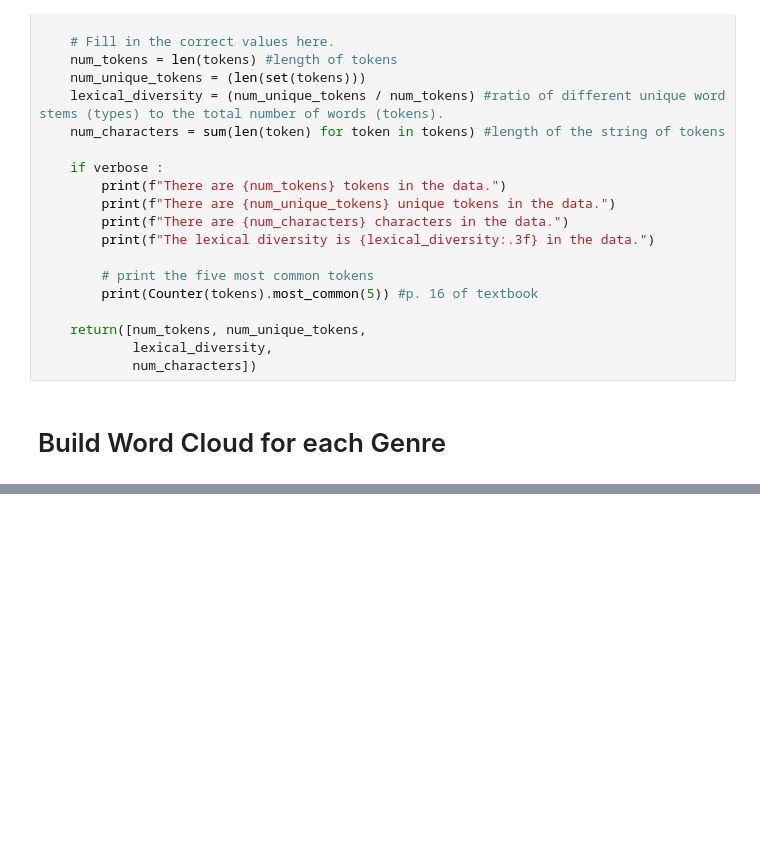
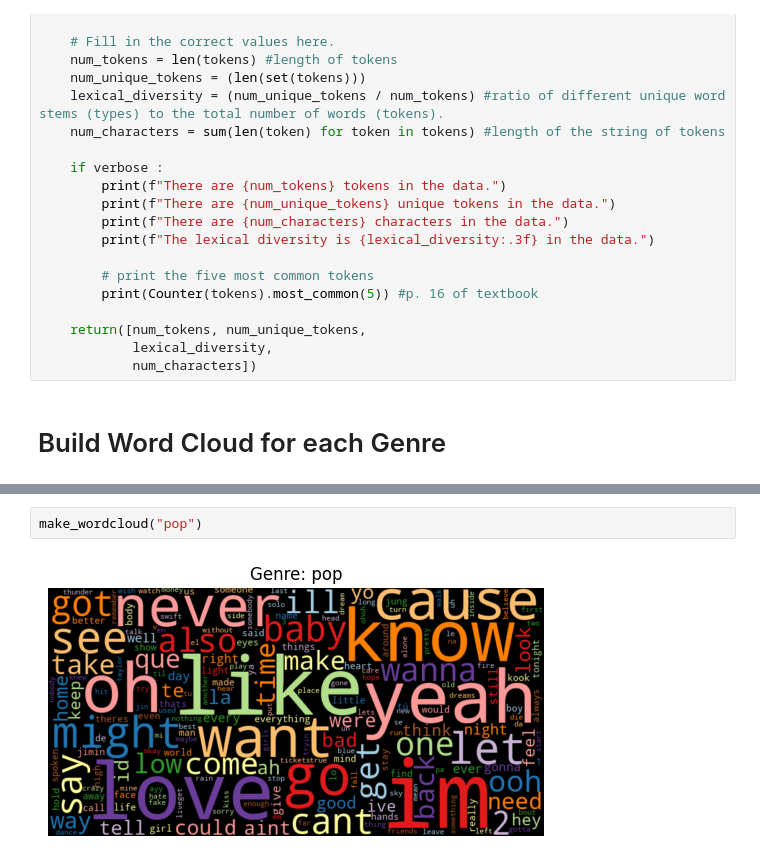
Before and after one commit to hunterblum/Multi-Genre-Classification, a Jupyter notebook: 03_EDA.ipynb, the cells around one changed output, grey strips where cells are left out. Drawn from its saved outputs; the diff is of its cells as text; blank space fills up the shorter version.

```diff
--- a/03_EDA.ipynb
+++ b/03_EDA.ipynb
@@ -119,0 +129,4 @@ def count_words(df, column='tokens', preprocess=None, min_freq=2):
+# %%
+make_wordcloud("pop")
+# %% [output]
+[figure, added]
```
Also changed, not shown: parts of 14 cells of this notebook.
